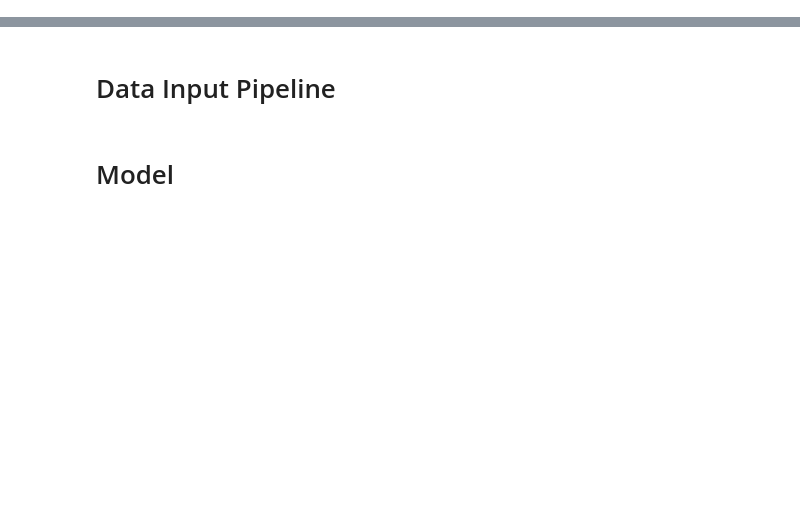
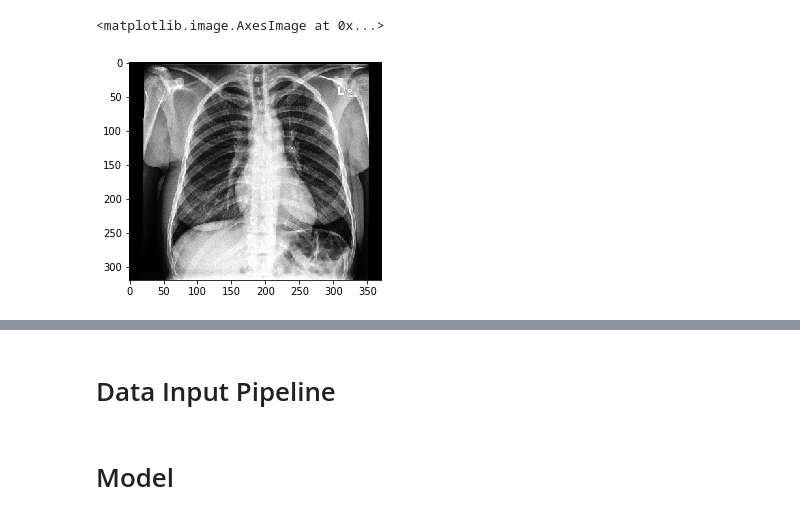
Before and after one commit to Mooseburger1/CSE6250, a Jupyter notebook: AutoEncoder_dev.ipynb, the cells around one changed output, grey strips where cells are left out. Cells and saved outputs as stored; diff of their text form; code cells hidden in the pictures; blank space fills up the shorter version.

```diff
--- a/AutoEncoder_dev.ipynb
+++ b/AutoEncoder_dev.ipynb
@@ -27 +34,6 @@ data_dict = {'Lung_Lesion': 0,
+# %%
+plt.imshow(plt.imread(test_img), cmap='gray')
+# %% [output]
+<matplotlib.image.AxesImage at 0x...>
+[figure, added]
 # %%
```
Also changed, not shown: parts of 11 cells of this notebook, 5 other files.
